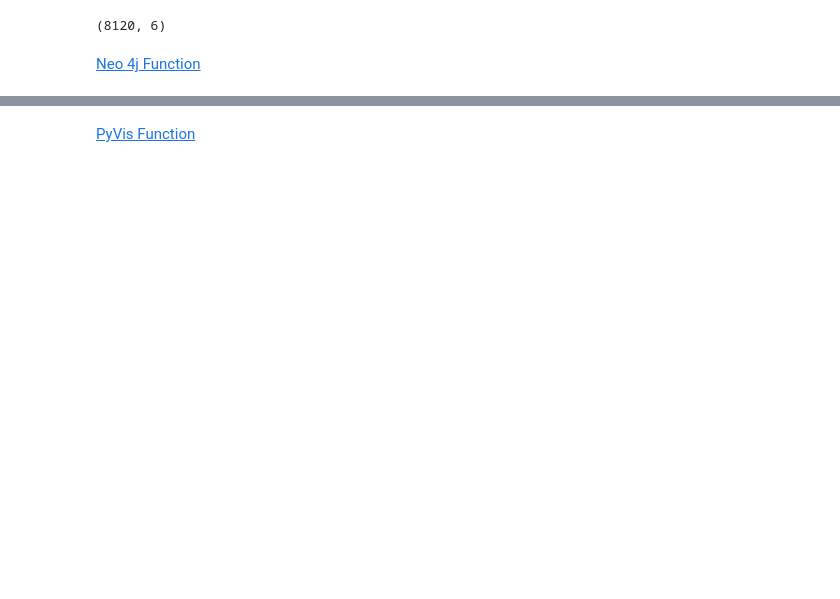
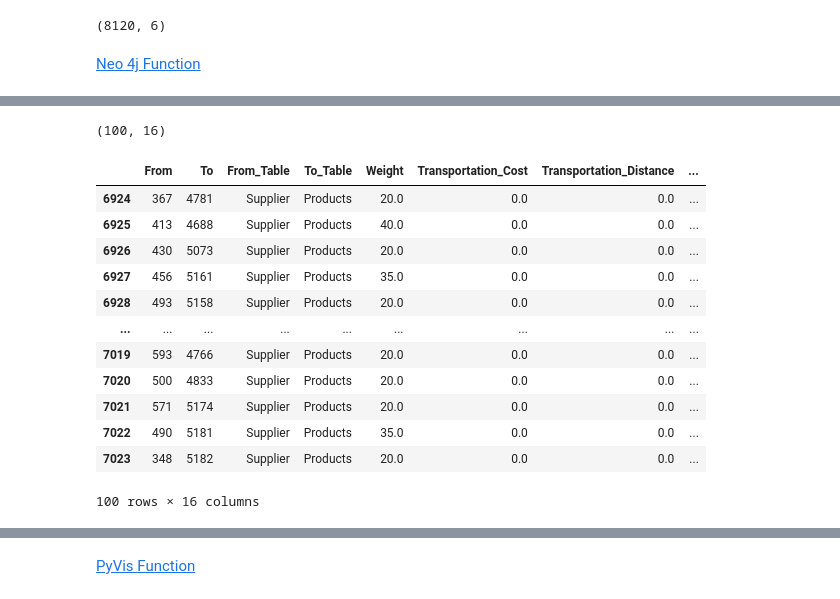
Before and after one commit to omargalal20/Supply-Chain-Data-Analysis, a Jupyter notebook: DataAnalysis.ipynb, the cells around one changed output, grey strips where cells are left out. Drawn from its saved outputs; the diff is of its cells as text; code cells hidden in the pictures; blank space fills up the shorter version.

```diff
--- a/DataAnalysis.ipynb
+++ b/DataAnalysis.ipynb
@@ -1190,0 +1260,19 @@ durationAndDistanceData
+# %%
+edgesDf = pd.read_csv('./CSV Files/edges_df.csv').drop(columns=['Unnamed: 0'])
+print(edgesDf.query("From_Table == 'Supplier' & To_Table == 'Products'").shape)
+edgesDf.query("From_Table == 'Supplier' & To_Table == 'Products'")
+# %% [output]
+(100, 16)
+|  | From | To | From_Table | To_Table | Weight | Transportation_Cost | Transportation_Distance | ... |
+| 6924 | 367 | 4781 | Supplier | Products | 20.0 | 0.0 | 0.0 | ... |
+| 6925 | 413 | 4688 | Supplier | Products | 40.0 | 0.0 | 0.0 | ... |
+| 6926 | 430 | 5073 | Supplier | Products | 20.0 | 0.0 | 0.0 | ... |
+| 6927 | 456 | 5161 | Supplier | Products | 35.0 | 0.0 | 0.0 | ... |
+| 6928 | 493 | 5158 | Supplier | Products | 20.0 | 0.0 | 0.0 | ... |
+| ... | ... | ... | ... | ... | ... | ... | ... | ... |
+| 7019 | 593 | 4766 | Supplier | Products | 20.0 | 0.0 | 0.0 | ... |
+| 7020 | 500 | 4833 | Supplier | Products | 20.0 | 0.0 | 0.0 | ... |
+| 7021 | 571 | 5174 | Supplier | Products | 20.0 | 0.0 | 0.0 | ... |
+| 7022 | 490 | 5181 | Supplier | Products | 35.0 | 0.0 | 0.0 | ... |
+| 7023 | 348 | 5182 | Supplier | Products | 20.0 | 0.0 | 0.0 | ... |
+100 rows × 16 columns
```
Also changed, not shown: parts of 25 cells of this notebook, 3 other files.
